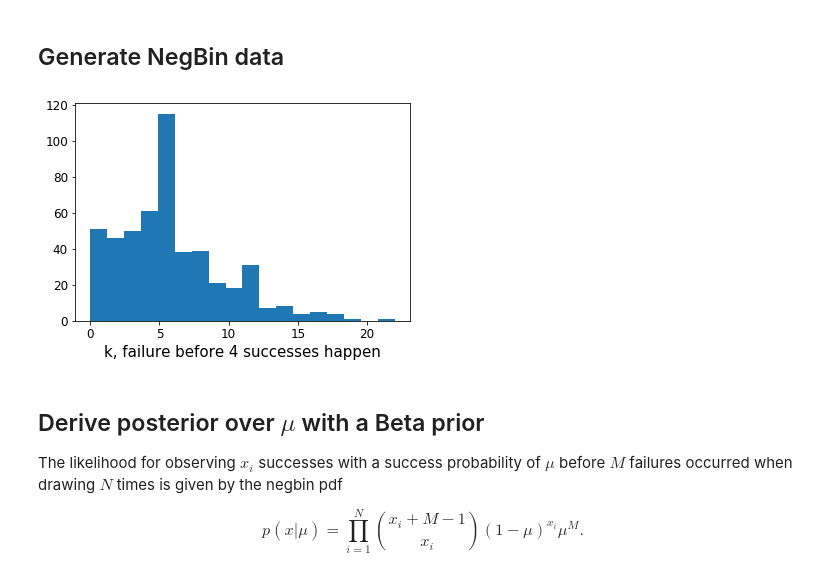
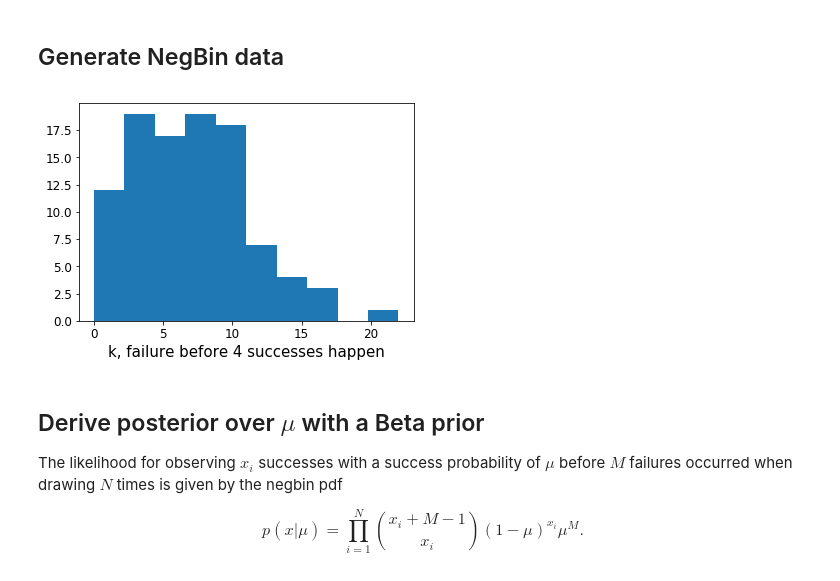
Before and after one commit to janfb/mcabc, a Jupyter notebook: NegBin_fitting_MDN.ipynb, the cells around one changed output. Drawn from its saved outputs; the diff is of its cells as text; code cells hidden in the pictures.

```diff
--- a/NegBin_fitting_MDN.ipynb
+++ b/NegBin_fitting_MDN.ipynb
@@ -22,27 +22,27 @@ mpl.rcParams['legend.fontsize'] = 12
 # %% [markdown]
 ## Generate NegBin data
 # %%
-N = 500 # size of toy data
+N = 100 # size of toy data
 alp = 2.
 bet = 2.
 true_mu = .4
 
 
 # the NB is defined for a fixed number of failures, r.
 # It describes the distribution of failures until r successes have occured, or the other way around.
 # thus, the number of trials is implicit
 r = 4
 true_mean = r * true_mu / (1 - true_mu)
 
 X_o = np.random.negative_binomial(n=r, p=true_mu, size=N)
 #X_o = np.random.poisson(lam=true_mean, size=N)
 
 X_var = Variable(torch.Tensor(X_o.astype(float)))
 
 plt.hist(X_o, bins='auto');
 plt.xlabel('k, failure before {} successes happen'.format(r));
 # %% [output]
-[figure, old version]
+[figure, new version]
 # %% [markdown]
 ## Derive posterior over $\mu$ with a Beta prior
 
```
Also changed, not shown: parts of 4 cells of this notebook, 2 other files.
